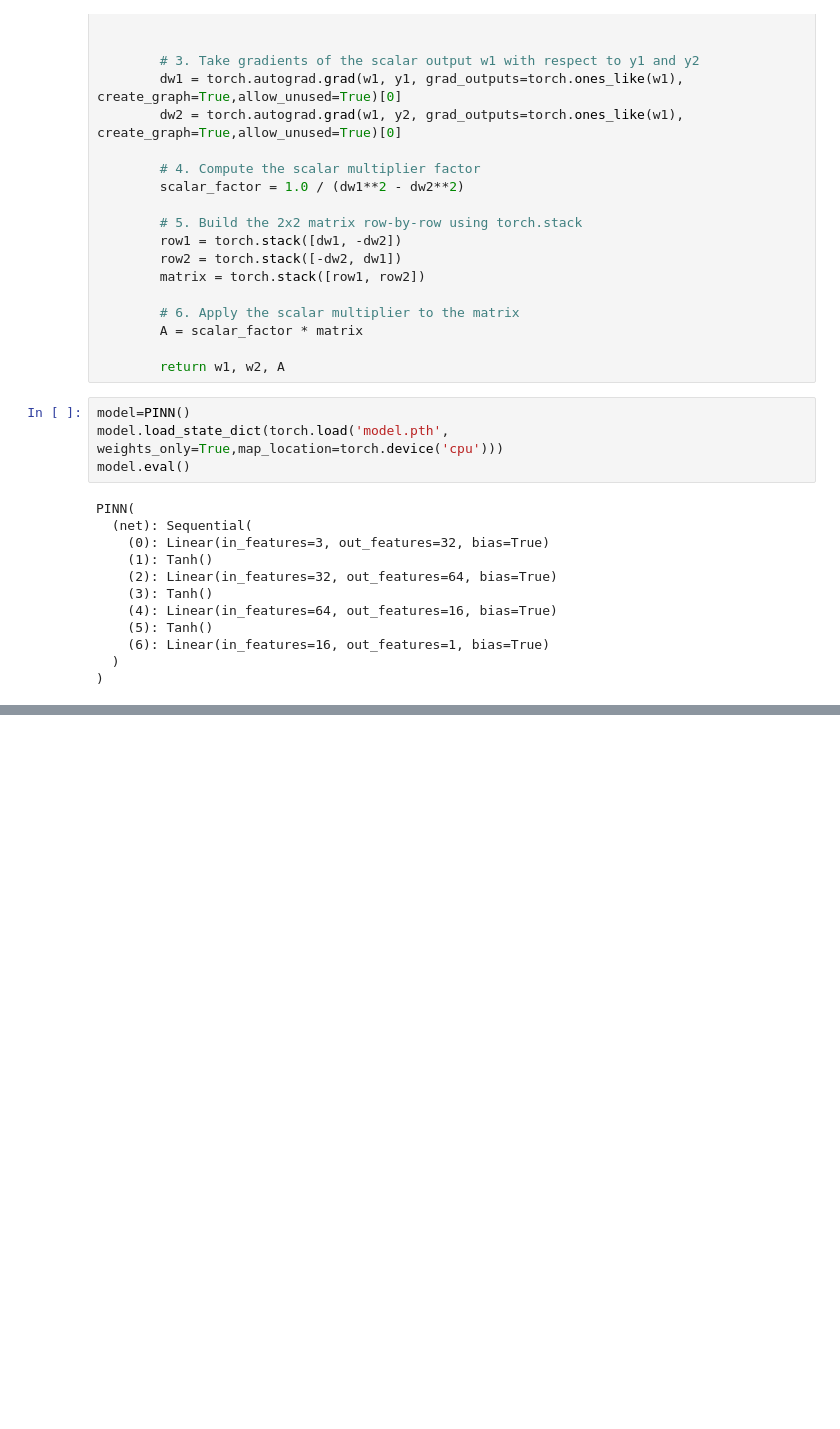
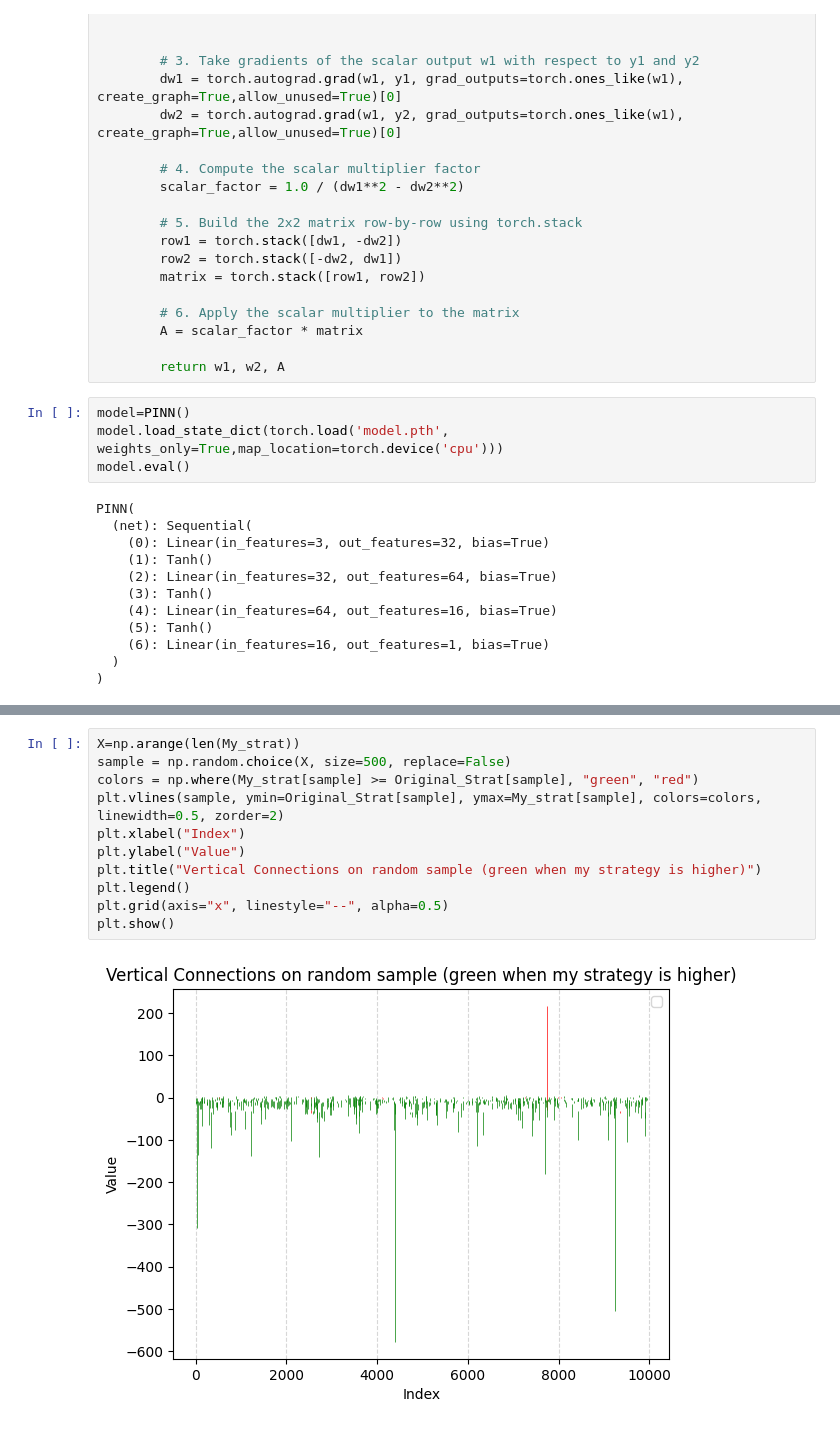
Before and after one commit to Raghava-Ayyagari/Quant-Trading, a Jupyter notebook: Black_and_Scholes/Strategy.ipynb, the cells around one changed output, grey strips where cells are left out. Cells and saved outputs as stored; diff of their text form; blank space fills up the shorter version.

```diff
--- a/Black_and_Scholes/Strategy.ipynb
+++ b/Black_and_Scholes/Strategy.ipynb
@@ -269,0 +343,13 @@ Returns in strategy other are: -12.55%
+# %%
+X=np.arange(len(My_strat))
+sample = np.random.choice(X, size=500, replace=False)
+colors = np.where(My_strat[sample] >= Original_Strat[sample], "green", "red")
+plt.vlines(sample, ymin=Original_Strat[sample], ymax=My_strat[sample], colors=colors, linewidth=0.5, zorder=2)
+plt.xlabel("Index")
+plt.ylabel("Value")
+plt.title("Vertical Connections on random sample (green when my strategy is higher)")
+plt.legend()
+plt.grid(axis="x", linestyle="--", alpha=0.5)
+plt.show()
+# %% [output]
+[figure, added]
```
Also changed, not shown: parts of 8 cells of this notebook.
